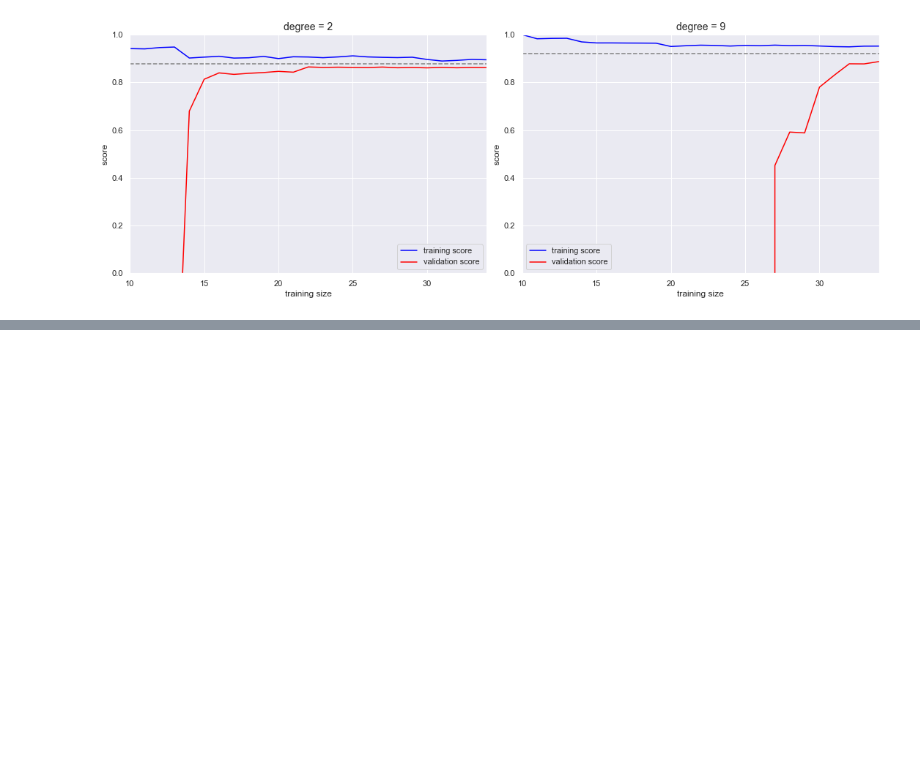
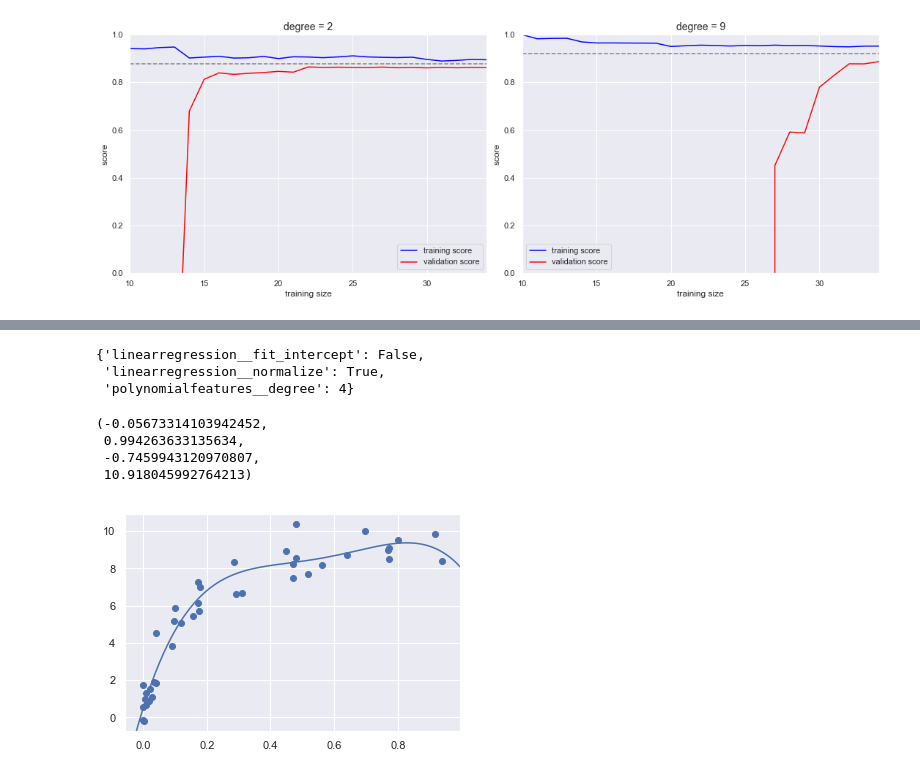
Before and after one commit to willsonluo/MachineLearning, a Jupyter notebook: Sklearn-crossValidation.ipynb, the cells around one changed output, grey strips where cells are left out. Drawn from its saved outputs; the diff is of its cells as text; code cells hidden in the pictures; blank space fills up the shorter version.

```diff
--- a/cross-validation.ipynb
+++ b/Sklearn-crossValidation.ipynb
@@ -159,0 +162,6 @@ for i, degree in enumerate([2, 9]):
+# %%
+from sklearn.model_selection import GridSearchCV
+param_grid = {'polynomialfeatures__degree': np.arange(21),'linearregression__fit_intercept': [True, False],'linearregression__normalize': [True, False]}
+grid = GridSearchCV(PolynomialRegression(), param_grid, cv=7)
+# %%
+grid.fit(X, y)
@@ -159,0 +177,19 @@ for i, degree in enumerate([2, 9]):
+# %%
+grid.best_params_
+# %% [output]
+{'linearregression__fit_intercept': False,
+ 'linearregression__normalize': True,
+ 'polynomialfeatures__degree': 4}
+# %%
+model = grid.best_estimator_
+plt.scatter(X.ravel(), y)
+lim = plt.axis()
+y_test = model.fit(X, y).predict(X_test)
+plt.plot(X_test.ravel(), y_test) #, hold=True)
+plt.axis(lim)
+# %% [output]
+(-0.05673314103942452,
+ 0.994263633135634,
+ -0.7459943120970807,
+ 10.918045992764213)
+[figure, added]
```
Also changed, not shown: parts of 2 cells of this notebook, 1 other file.
